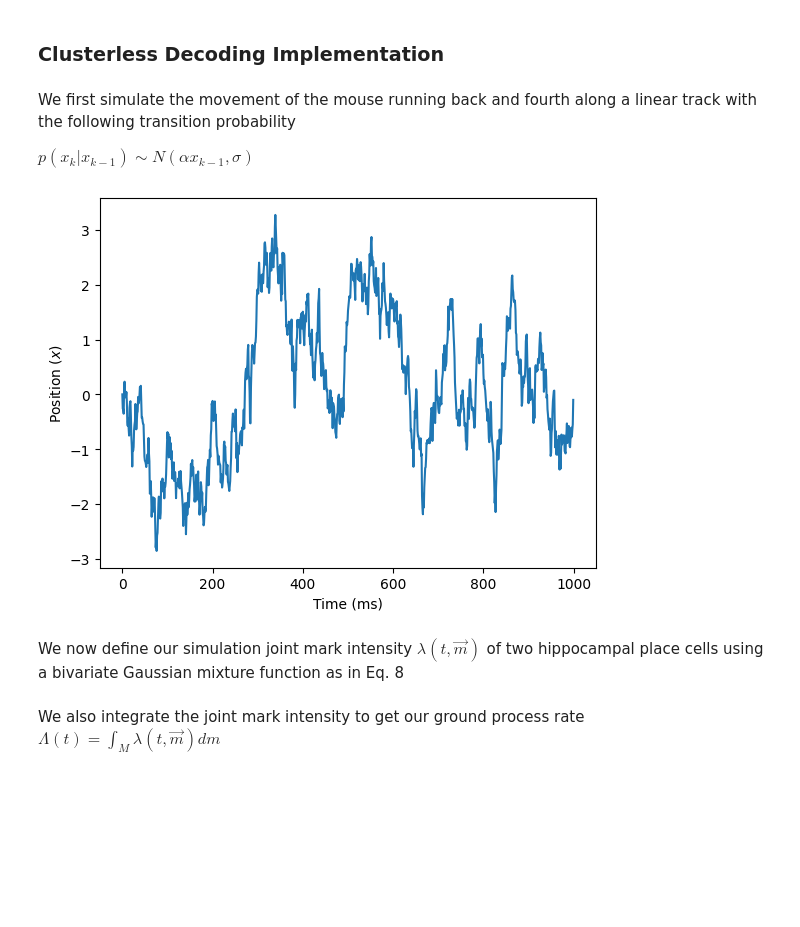
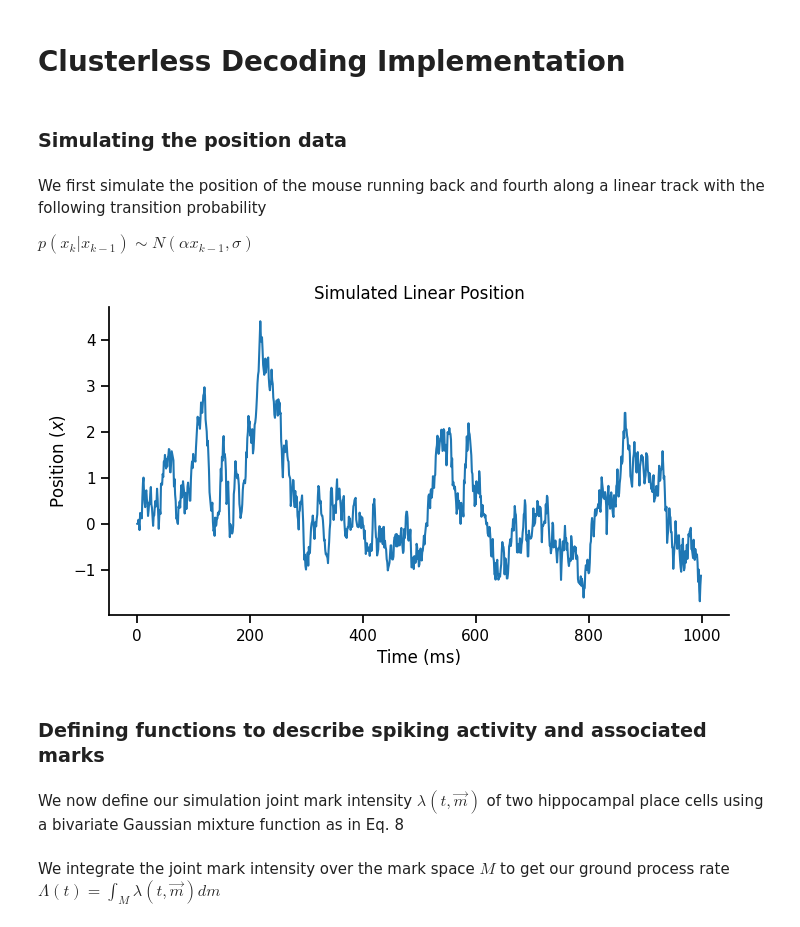
Before and after one commit to Sid-Rafilson-1617/Clusterless-Decoding, a Jupyter notebook: SimulatedData.ipynb, the cells around one changed output. Drawn from its saved outputs; the diff is of its cells as text; code cells hidden in the pictures; blank space fills up the shorter version.

```diff
--- a/SimulatedData.ipynb
+++ b/SimulatedData.ipynb
@@ -1,9 +1,14 @@
 # %% [markdown]
-### Clusterless Decoding Implementation
+# Clusterless Decoding Implementation
+# %% [markdown]
+### Simulating the position data
 # %% [markdown]
-We first simulate the movement of the mouse running back and fourth along a linear track with the following transition probability
+We first simulate the position of the mouse running back and fourth along a linear track with the following transition probability
 
 $p(x_k | x_{k-1}) \sim N(\alpha x_{k-1}, \sigma)$
 # %%
 import numpy as np
+from sklearn.discriminant_analysis import LinearDiscriminantAnalysis as LDA
 import matplotlib.pyplot as plt
+import seaborn as sns
+sns.set_context('notebook')
@@ -15,15 +15,22 @@ x = np.zeros(n_timesteps)
 # %%
+alpha = 0.98
+sigma = 0.05
+n_timesteps = 1000
+x = np.zeros(n_timesteps)
 for k in range(n_timesteps - 1):
     x[k + 1] = np.random.normal(alpha * x[k], np.sqrt(sigma))
 
-
-plt.figure()
-plt.plot(x)
+plt.figure(figsize=(8, 4))
+sns.lineplot(x)
 plt.xlabel('Time (ms)')
-plt.ylabel('Position ($x$)')
+plt.ylabel('Position $(x)$')
+plt.title('Simulated Linear Position')
+sns.despine()
 plt.show()
 # %% [output]
-[figure, old version]
+[figure, new version]
+# %% [markdown]
+### Defining functions to describe spiking activity and associated marks
 # %% [markdown]
 We now define our simulation joint mark intensity $\lambda(t, \vec{m})$ of two hippocampal place cells using a bivariate Gaussian mixture function as in Eq. 8
 # %%
@@ -38,7 +45,7 @@ def joint_mark_intensity(x, m, mu_x, mu_m, sigma_x, sigma_m, a):
 
     return jmi
 # %% [markdown]
-We also integrate the joint mark intensity to get our ground process rate $ \Lambda(t) = \int_M \lambda(t, \vec{m})dm$
+We integrate the joint mark intensity over the mark space $M$ to get our ground process rate $ \Lambda(t) = \int_M \lambda(t, \vec{m})dm$
 # %%
 def ground_process_rate(x, mu_x, sigma_x, a):
     '''
```
Also changed, not shown: parts of 14 cells of this notebook.
